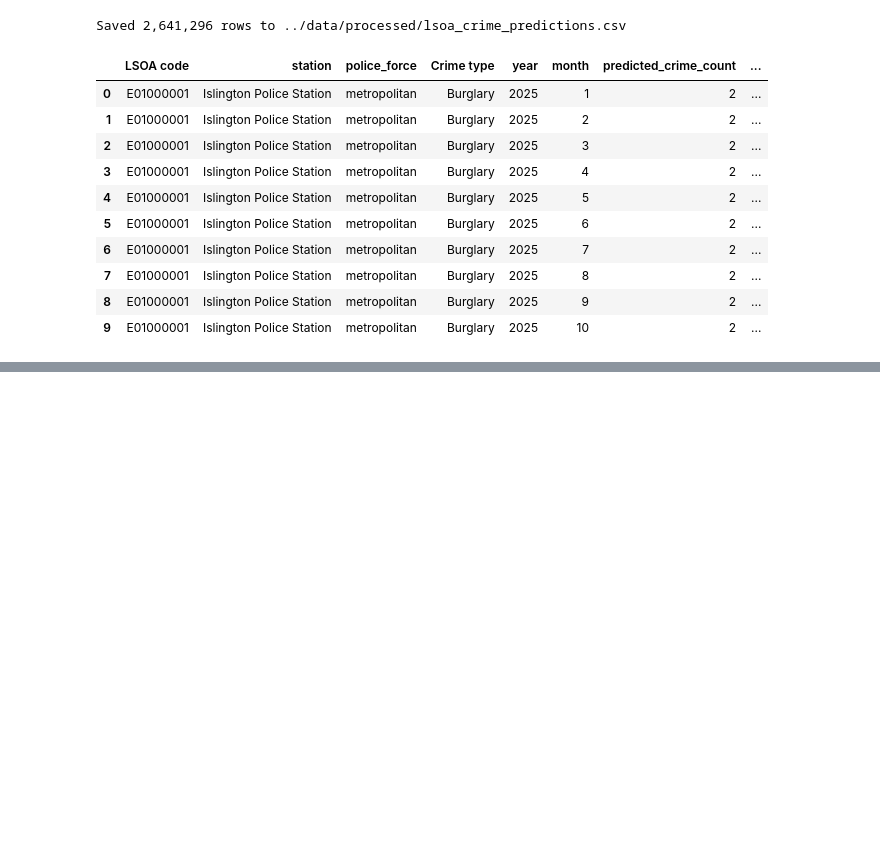
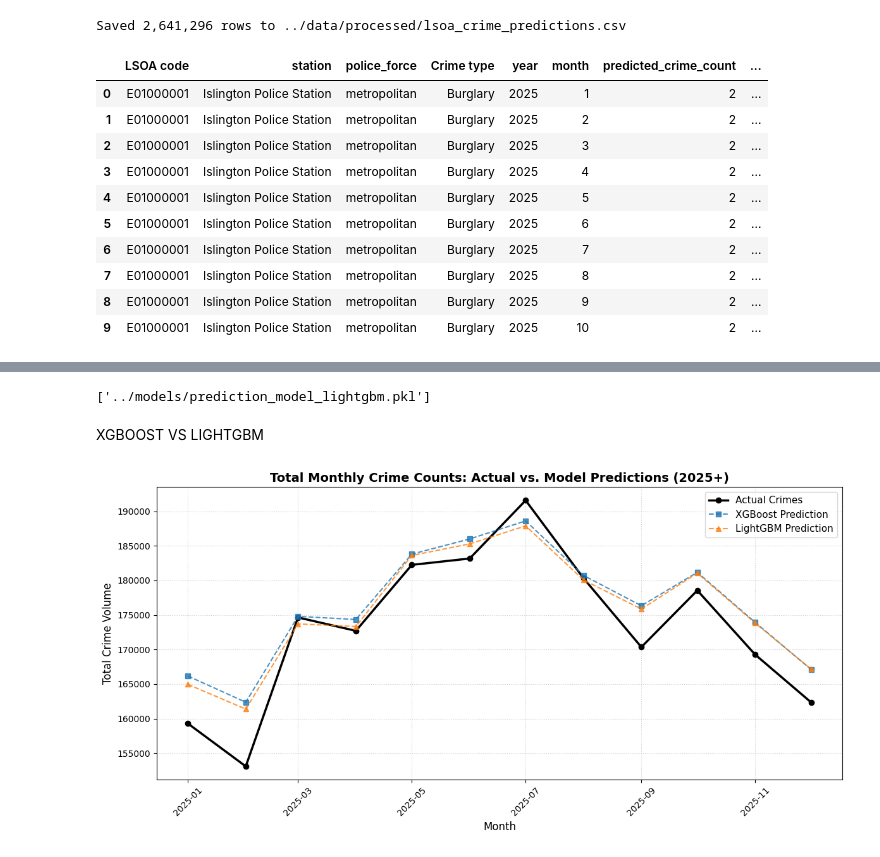
Before and after one commit to Ezra-Rutten/4CBLW020_group_2, a Jupyter notebook: backend/notebooks/prediction.ipynb, the cells around one changed output, grey strips where cells are left out. Saved outputs shown, nothing was run; the diff lists cells and outputs as text; code cells hidden in the pictures; blank space fills up the shorter version.

```diff
--- a/backend/notebooks/prediction.ipynb
+++ b/backend/notebooks/prediction.ipynb
@@ -134,0 +456,74 @@ budget_df.head(20)
+# %%
+joblib.dump(model_lgb, "../models/prediction_model_lightgbm.pkl")
+# %% [output]
+['../models/prediction_model_lightgbm.pkl']
+# %% [markdown]
+XGBOOST VS LIGHTGBM
+# %%
+import matplotlib.pyplot as plt
+
+
+df_plot = test.copy()
+
+df_plot["xgb_pred"] = model.predict(X_test)
+df_plot["lgb_pred"] = model_lgb.predict(X_test)
+
+monthly_summary = (
+    df_plot.groupby("Month")[["crime_count", "xgb_pred", "lgb_pred"]]
+    .sum()
+    .reset_index()
+)
+monthly_summary = monthly_summary.sort_values("Month")
+
+
+plt.figure(figsize=(12, 6))
+plt.plot(
+    monthly_summary["Month"],
+    monthly_summary["crime_count"],
+    label="Actual Crimes",
+    color="black",
+    marker="o",
+    linewidth=2.5,
+)
+
+# XGboost
+plt.plot(
+    monthly_summary["Month"],
+    monthly_summary["xgb_pred"],
+    label="XGBoost Prediction",
+    color="#1f77b4",
+    marker="s",
+    linestyle="--",
+    alpha=0.8,
+)
+
+# LightGBM
+plt.plot(
+    monthly_summary["Month"],
+    monthly_summary["lgb_pred"],
+    label="LightGBM Prediction",
+    color="#1f9714",
+    marker="^",
+    linestyle="--",
+    alpha=0.8,
+)
+
+# Formatting the graph
+plt.title(
+    "Total Monthly Crime Counts: Actual vs. Model Predictions (2025+)",
+    fontsize=14,
+    fontweight="bold",
+)
+plt.xlabel("Month", fontsize=12)
+plt.ylabel("Total Crime Volume", fontsize=12)
+plt.grid(True, linestyle=":", alpha=0.6)
+plt.legend(fontsize=11)
+plt.xticks(rotation=45)
+
+# Adjust layout to make room for rotated labels
+plt.tight_layout()
+
+# Display the plot
+plt.show()
+# %% [output]
+[figure, added]
```
Also changed, not shown: parts of 9 cells of this notebook.
